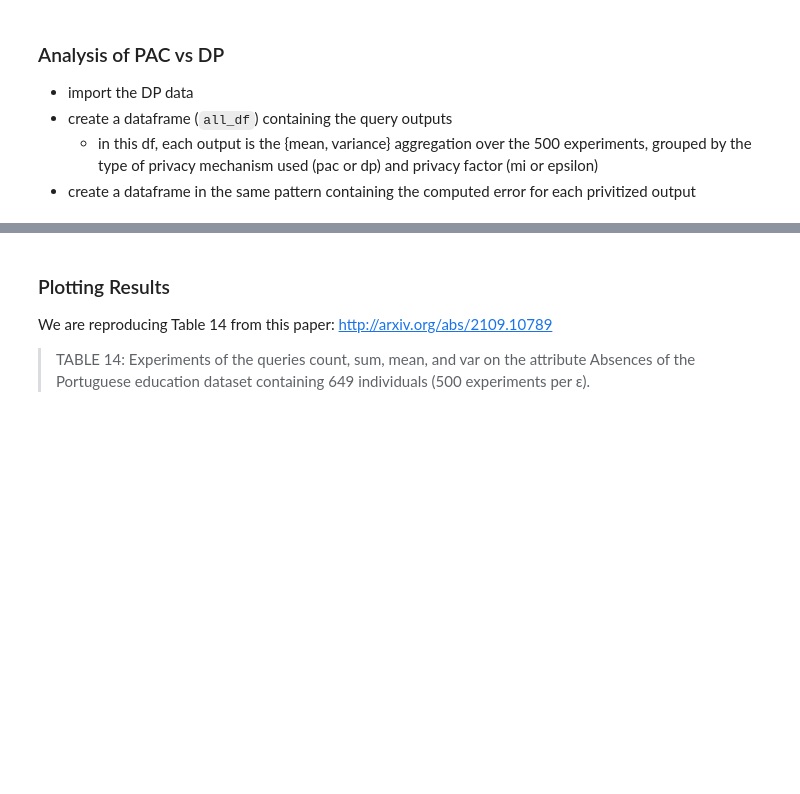
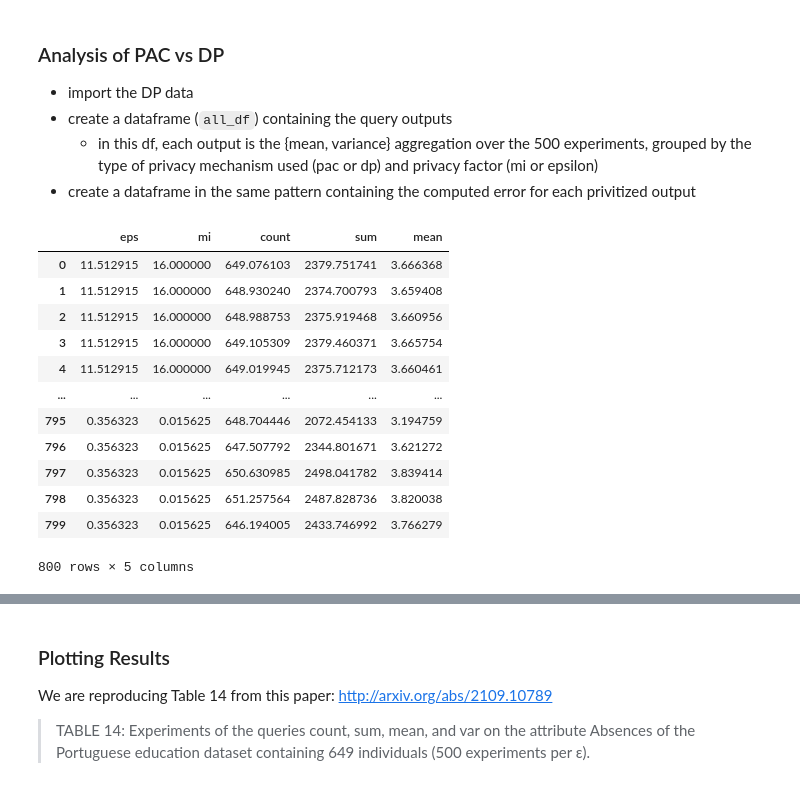
Before and after one commit to michaelnoguera/pacdb, a Jupyter notebook: pac-student_performance-sparkless.ipynb, the cells around one changed output, grey strips where cells are left out. Saved outputs shown, nothing was run; the diff lists cells and outputs as text; code cells hidden in the pictures; blank space fills up the shorter version.

```diff
--- a/pac-student_performance-sparkless.ipynb
+++ b/pac-student_performance-sparkless.ipynb
@@ -294,7 +294,22 @@ pac_errors_df
 - create a dataframe in the same pattern containing the computed error for each privitized output
 # %%
 # Import Chai's saved data from running PipelineDP and use it to compare.
-dp_results_df = pq.read_table(f"outputs/dp_results.parquet").to_pandas()
+dp_results_df = pq.read_table(f"outputs/dp-student_performance/dp_results.parquet").to_pandas()
+dp_results_df
+# %% [output]
+|  | eps | mi | count | sum | mean |
+| 0 | 11.512915 | 16.000000 | 649.076103 | 2379.751741 | 3.666368 |
+| 1 | 11.512915 | 16.000000 | 648.930240 | 2374.700793 | 3.659408 |
+| 2 | 11.512915 | 16.000000 | 648.988753 | 2375.919468 | 3.660956 |
+| 3 | 11.512915 | 16.000000 | 649.105309 | 2379.460371 | 3.665754 |
+| 4 | 11.512915 | 16.000000 | 649.019945 | 2375.712173 | 3.660461 |
+| ... | ... | ... | ... | ... | ... |
+| 795 | 0.356323 | 0.015625 | 648.704446 | 2072.454133 | 3.194759 |
+| 796 | 0.356323 | 0.015625 | 647.507792 | 2344.801671 | 3.621272 |
+| 797 | 0.356323 | 0.015625 | 650.630985 | 2498.041782 | 3.839414 |
+| 798 | 0.356323 | 0.015625 | 651.257564 | 2487.828736 | 3.820038 |
+| 799 | 0.356323 | 0.015625 | 646.194005 | 2433.746992 | 3.766279 |
+800 rows × 5 columns
 # %%
 # compute errors for PAC (or import from saved file)
 GENERATE_DP = True
```
Also changed, not shown: parts of 15 cells of this notebook, 8 other files.
